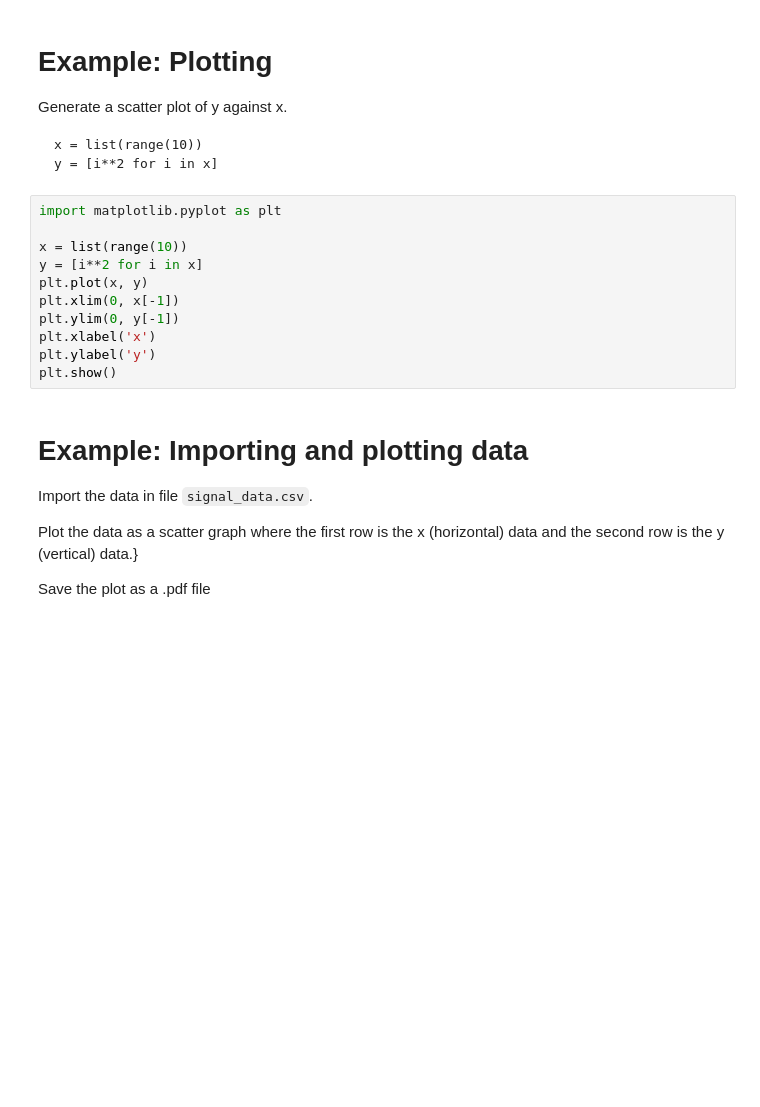
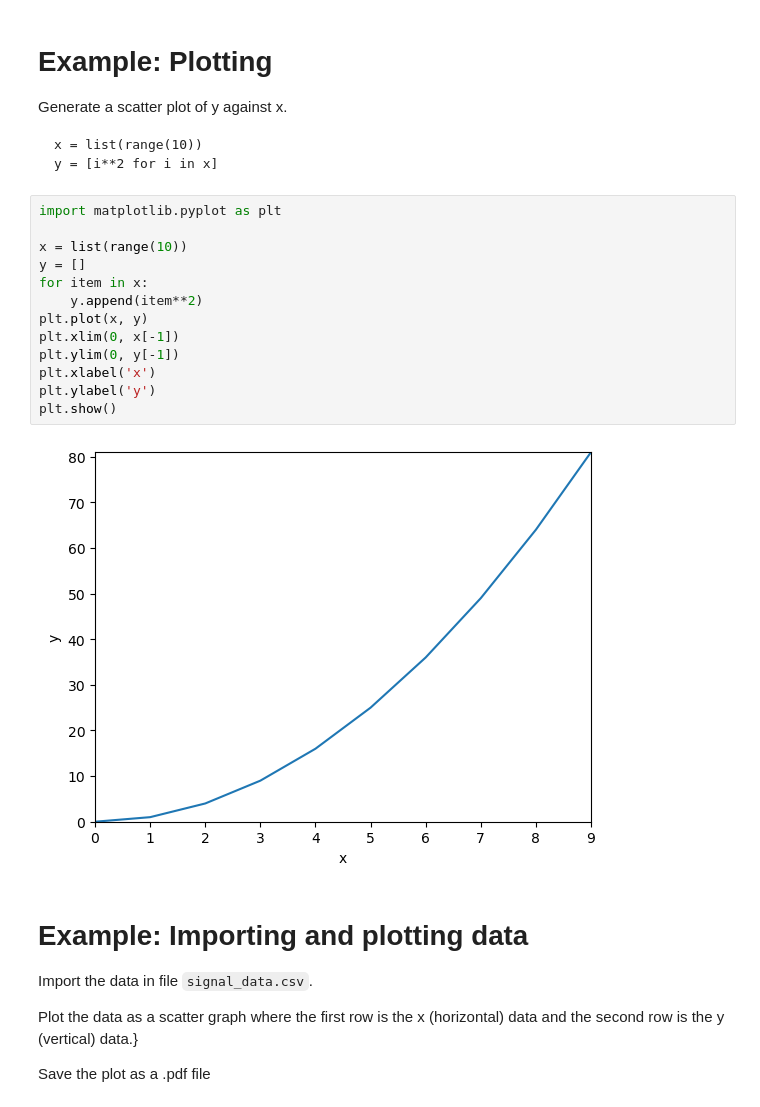
Before and after one commit to engmaths/SEMT10002_2024, a Jupyter notebook: weekly_labs/Week_09_Modules_and_Plotting/week_09-lab.ipynb, the cells around one changed output. Saved outputs shown, nothing was run; the diff lists cells and outputs as text; blank space fills up the shorter version.

```diff
--- a/weekly_labs/Week_09_Modules_and_Plotting/week_09-lab.ipynb
+++ b/weekly_labs/Week_09_Modules_and_Plotting/week_09-lab.ipynb
@@ -26,14 +26,18 @@ y = [i**2 for i in x]
 # %%
 import matplotlib.pyplot as plt
 
 x = list(range(10))
-y = [i**2 for i in x]
+y = []
+for item in x:
+    y.append(item**2)
 plt.plot(x, y)
 plt.xlim(0, x[-1])
 plt.ylim(0, y[-1])
 plt.xlabel('x')
 plt.ylabel('y')
 plt.show()
+# %% [output]
+[figure, added]
 # %% [markdown]
 # Example: Importing and plotting data
 Import the data in file `signal_data.csv`.
```
Also changed, not shown: parts of 13 cells of this notebook, 3 other files.
